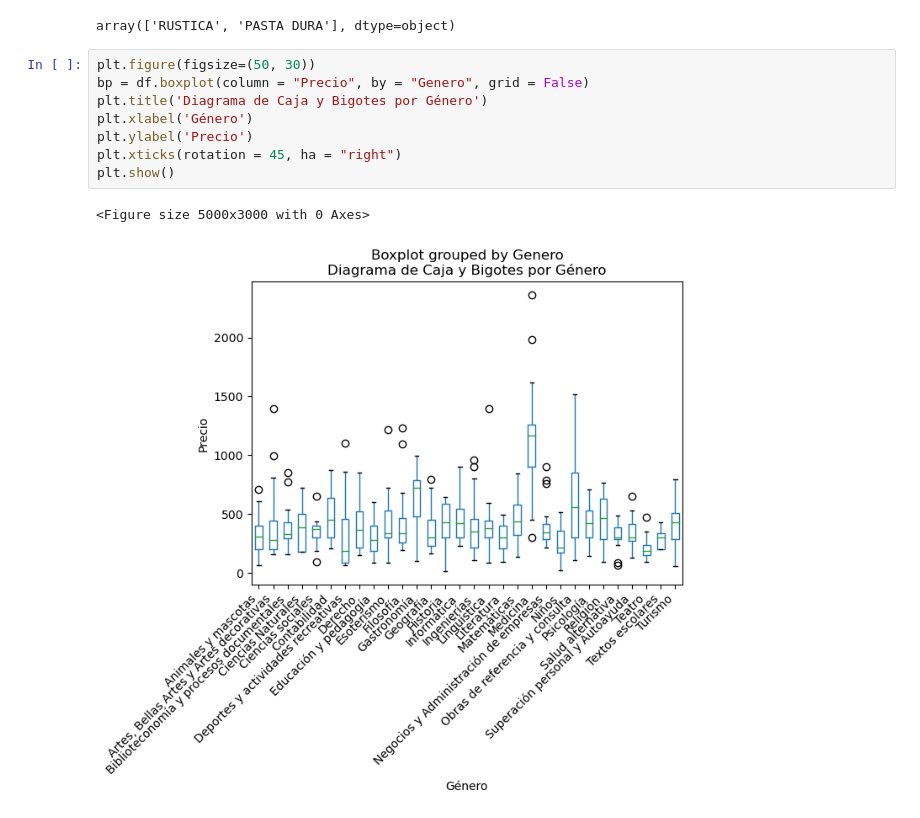
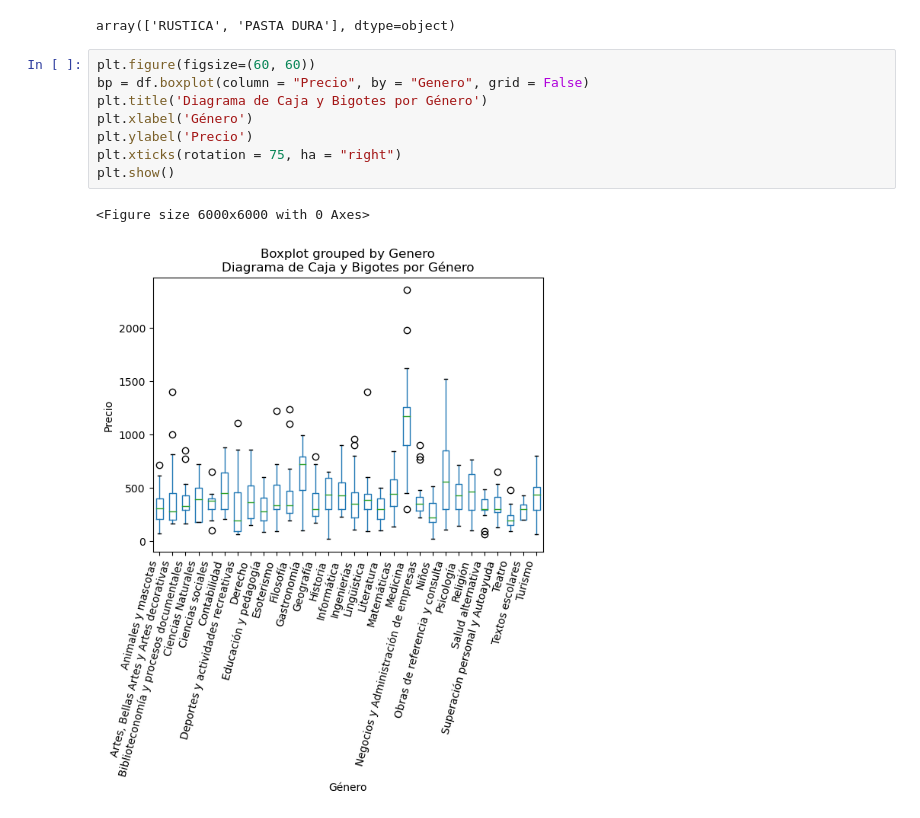
Before and after one commit to jmlopezfabian/WebScraping, a Jupyter notebook: analisis.ipynb, the cells around one changed output. Saved outputs shown, nothing was run; the diff lists cells and outputs as text.

```diff
--- a/analisis.ipynb
+++ b/analisis.ipynb
@@ -19,13 +19,13 @@ df["Encuadernacion"].unique()
 # %% [output]
 array(['RUSTICA', 'PASTA DURA'], dtype=object)
 # %%
-plt.figure(figsize=(50, 30))
+plt.figure(figsize=(60, 60))
 bp = df.boxplot(column = "Precio", by = "Genero", grid = False)
 plt.title('Diagrama de Caja y Bigotes por Género')
 plt.xlabel('Género')
 plt.ylabel('Precio')
-plt.xticks(rotation = 45, ha = "right")
+plt.xticks(rotation = 75, ha = "right")
 plt.show()
 # %% [output]
-<Figure size 5000x3000 with 0 Axes>
+<Figure size 6000x6000 with 0 Axes>
-[figure, old version]
+[figure, new version]
```
Also changed, not shown: parts of 9 cells of this notebook.
